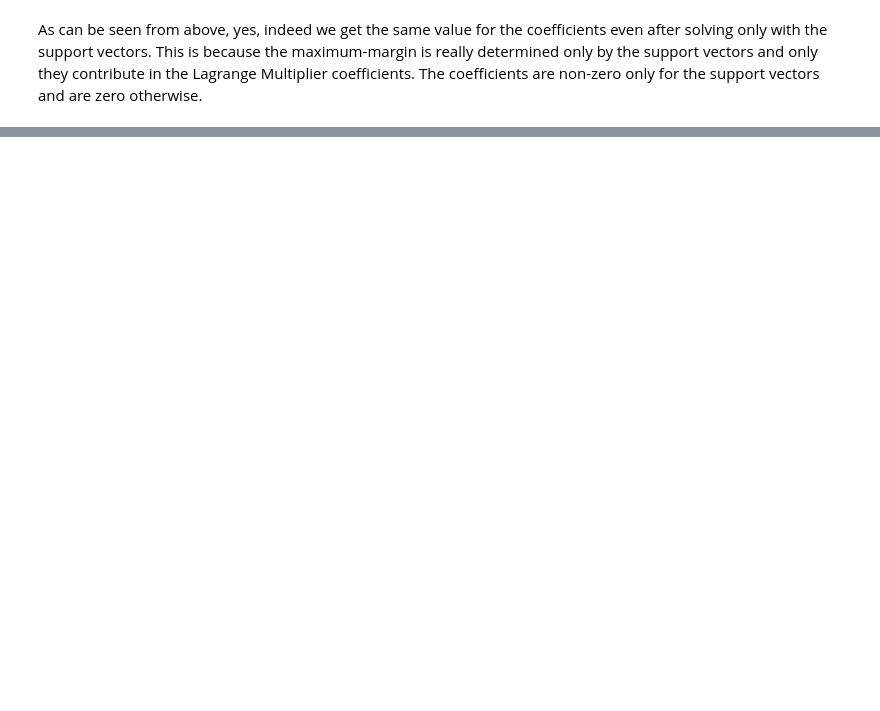
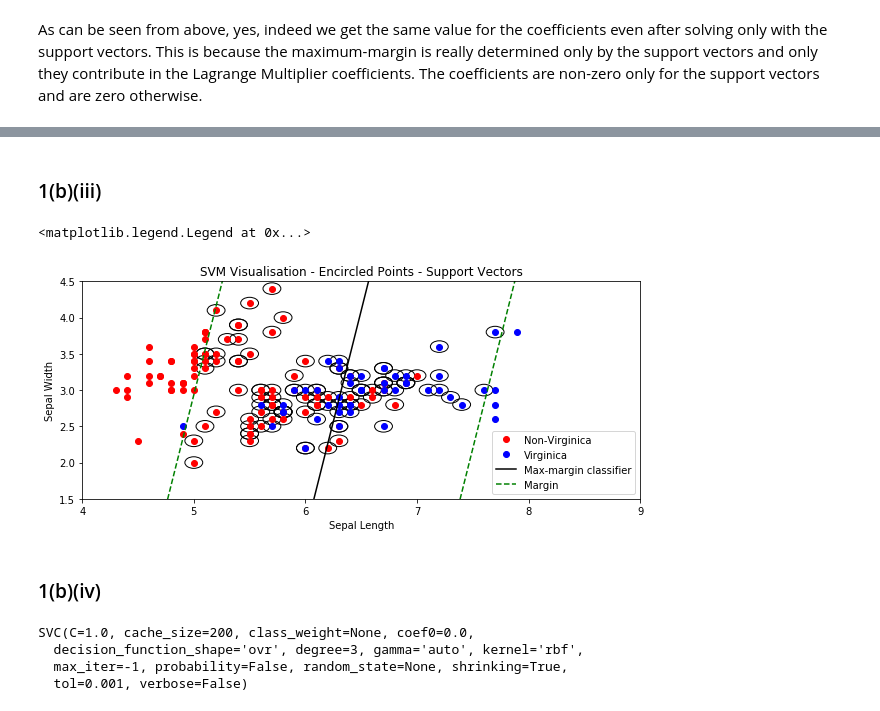
Before and after one commit to sdeepaknarayanan/Machine-Learning, a Jupyter notebook: Assignment 7/HW7_Q1_16110142.ipynb, the cells around one changed output, grey strips where cells are left out. Cells and saved outputs as stored; diff of their text form; code cells hidden in the pictures; blank space fills up the shorter version.

```diff
--- a/Assignment 7/HW7_Q1_16110142.ipynb
+++ b/Assignment 7/HW7_Q1_16110142.ipynb
@@ -144,0 +215,42 @@ As can be seen from above, yes, indeed we get the same value for the coefficient
+# %% [markdown]
+### 1(b)(iii)
+# %%
+positive_class = []
+negative_class = []
+for i in range(len(X)):
+    if (X[i]*w.value+bias.value)[0]<=1 and (X[i]*w.value+bias.value)[0]>=0:
+        positive_class.append(X[i])
+    if (X[i]*w.value+bias.value)[0]<=0 and (X[i]*w.value+bias.value)[0]>=-1:
+        negative_class.append(X[i])
+plt.figure(figsize=(10,4))
+ax=plt.gca()
+for i in range(len(positive_class)):
+    ax.add_artist(plt.Circle((positive_class[i][0],positive_class[i][1]),0.08,fill=False))
+for i in range(len(negative_class)):
+    ax.add_artist(plt.Circle((negative_class[i][0],negative_class[i][1]),0.08,fill=False))
+
+plt.plot(X[:,0][:100],X[:,1][:100],"ro",label='Non-Virginica')
+plt.plot(X[:,0][100:],X[:,1][100:],"bo",label='Virginica')
+plt.plot([i for i in range(4,9)],[line(w.value,i,bias.value) for i in range(4,9)],c='black',label='Max-margin classifier')
+plt.plot([i for i in range(4,9)],[_class_(w.value,i,1,bias.value) for i in range(4,9)],c='green',label='Margin',ls='--')
+plt.plot([i for i in range(4,9)],[_class_(w.value,i,-1,bias.value) for i in range(4,9)],c='green',ls='--')
+plt.xlim((4,9))
+plt.ylim((1.5,4.5))
+plt.xlabel('Sepal Length',fontsize=10)
+plt.ylabel('Sepal Width')
+plt.title('SVM Visualisation - Encircled Points - Support Vectors')
+plt.legend()
+# %% [output]
+<matplotlib.legend.Legend at 0x...>
+[figure, added]
+# %% [markdown]
+### 1(b)(iv)
+# %%
+from sklearn.svm import SVC
+svc = SVC(kernel='rbf')
+svc.fit(X,y)
+# %% [output]
+SVC(C=1.0, cache_size=200, class_weight=None, coef0=0.0,
+  decision_function_shape='ovr', degree=3, gamma='auto', kernel='rbf',
+  max_iter=-1, probability=False, random_state=None, shrinking=True,
+  tol=0.001, verbose=False)
```
Also changed, not shown: parts of 15 cells of this notebook.
